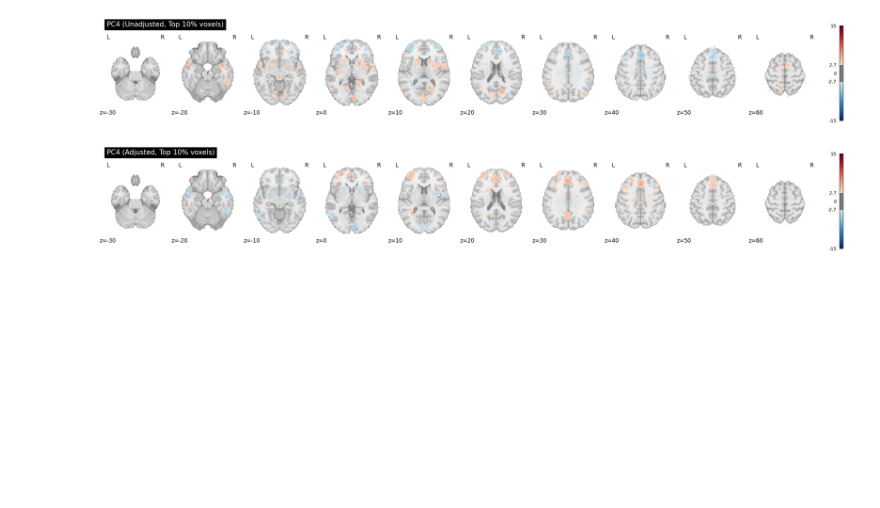
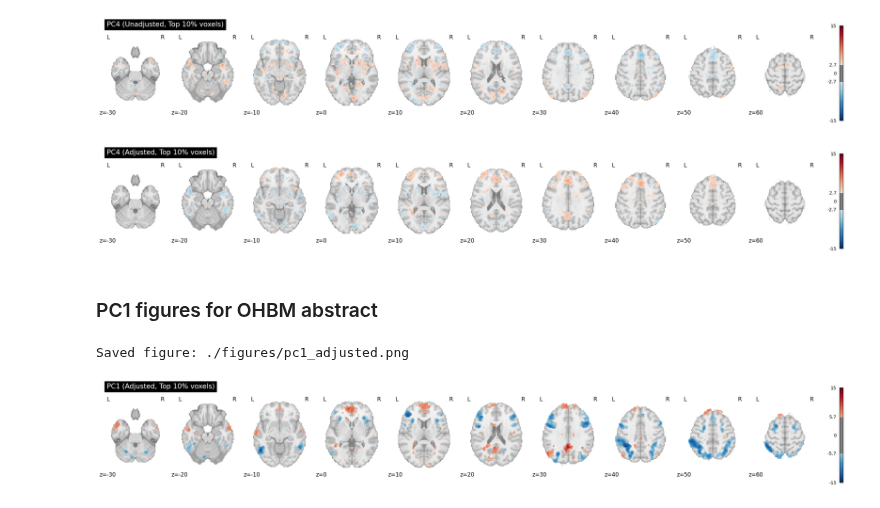
Before and after one commit to jaemonj/survey-medley-code, a Jupyter notebook: analyses/questionnaire_average_multivariate/paired_test_pca.ipynb, the cells around one changed output. Drawn from its saved outputs; the diff is of its cells as text; code cells hidden in the pictures; blank space fills up the shorter version.

```diff
--- a/analyses/questionnaire_average_multivariate/paired_test_pca.ipynb
+++ b/analyses/questionnaire_average_multivariate/paired_test_pca.ipynb
@@ -408,3 +406,42 @@ for pc_idx in range(n_components):
 [figure]
 [figure]
 [figure]
+# %% [markdown]
+### PC1 figures for OHBM abstract
+# %%
+# First component figure for the abstract
+pc_idx = 0  # first PC
+
+# 1. Reconstruct 3D adjusted PC map
+pc_map_data_adjusted = np.zeros(brain_mask.shape)
+pc_map_data_adjusted[brain_mask > 0] = scores_unscaled_adjusted[:, pc_idx]
+
+# 2. Determine threshold for top 10% of absolute voxel values
+voxel_values_adjusted = pc_map_data_adjusted[brain_mask > 0]
+threshold_val_adjusted = np.percentile(np.abs(voxel_values_adjusted), 90)
+
+# 3. Create NIfTI image
+pc_map_img_adjusted = nib.Nifti1Image(
+    pc_map_data_adjusted, affine=mask_nifti.affine, header=mask_nifti.header
+)
+
+# 4. Plot
+display = plot_stat_map(
+    pc_map_img_adjusted,
+    display_mode='z',
+    cut_coords=z_slices,
+    colorbar=True,
+    title=f'PC{pc_idx + 1} (Adjusted, Top 10% voxels)',
+    threshold=threshold_val_adjusted,
+    vmax=vmax_val,
+)
+
+# 5. Save figure as high-res PNG
+out_path = './figures/pc1_adjusted.png'
+plt.savefig(out_path, dpi=300, bbox_inches='tight')
+print(f'Saved figure: {out_path}')
+
+plt.show()
+# %% [output]
+Saved figure: ./figures/pc1_adjusted.png
+[figure, added]
```
Also changed, not shown: parts of 5 cells of this notebook, 2 other files.
